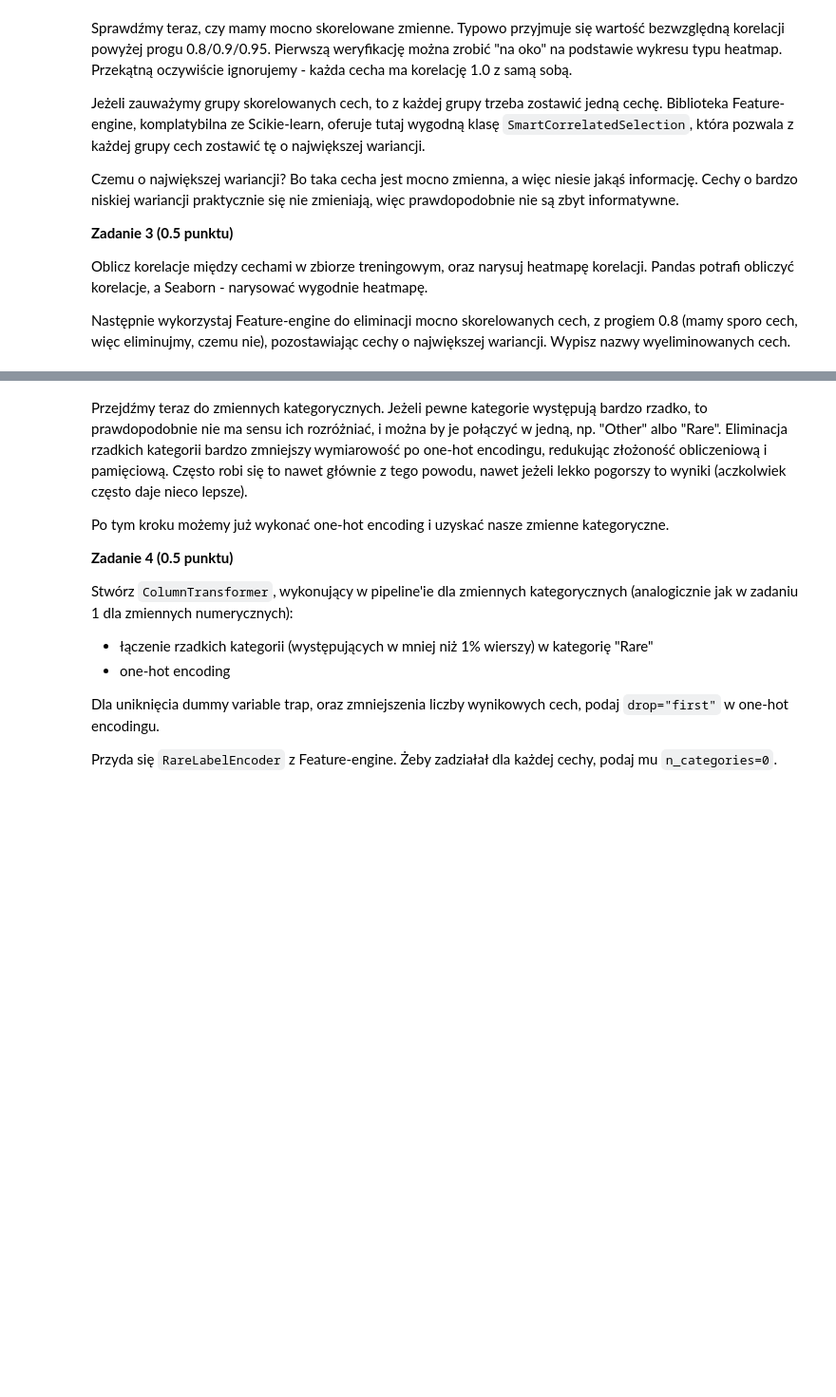
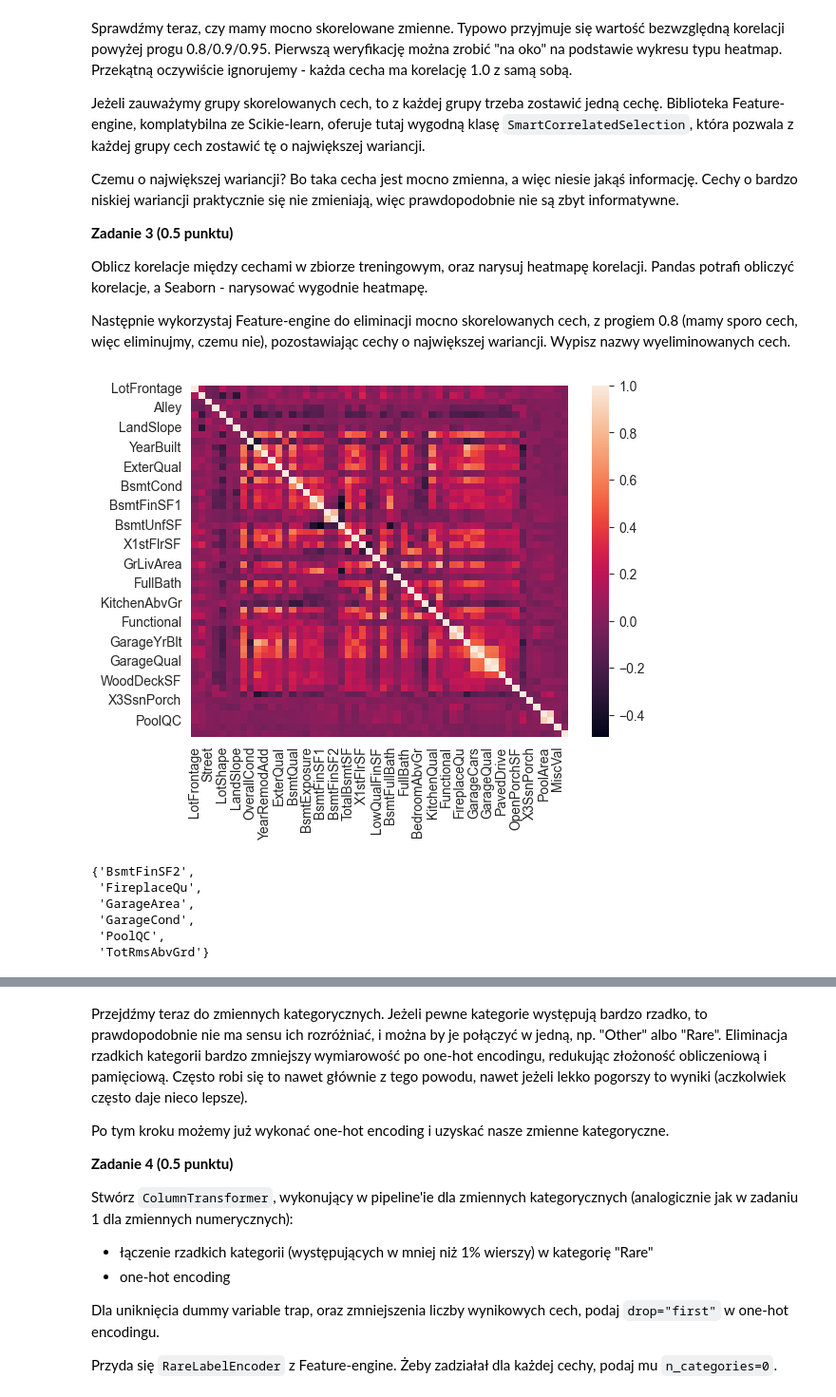
Before and after one commit to Spontaniczny/basics-of-machine-learning, a Jupyter notebook: lab1/notebook.ipynb, the cells around one changed output, grey strips where cells are left out. Shown at 95% size. Cells and saved outputs as stored; diff of their text form; code cells hidden in the pictures; blank space fills up the shorter version.

```diff
--- a/lab1/notebook.ipynb
+++ b/lab1/notebook.ipynb
@@ -359,3 +356,20 @@ X_test_raw_copy = X_test_raw.copy()
+# %%
+from sklearn.compose import ColumnTransformer
+from sklearn.impute import SimpleImputer
+from sklearn.pipeline import Pipeline
+from sklearn.preprocessing import MinMaxScaler
+
+median_imputer = SimpleImputer(strategy="median")
+min_max_scaler = MinMaxScaler()
+
+numerical_pipeline = Pipeline(steps=[("median", median_imputer), ("min_max", min_max_scaler)])
+
+column_transformer = ColumnTransformer(transformers=[
+    ("num", numerical_pipeline, numerical_features)
+], verbose_feature_names_out=False)
+
+X_train_num = column_transformer.fit_transform(X_train_raw, y_train)
+X_test_num = column_transformer.transform(X_test_raw)
 # %% [markdown]
 Sprawdźmy teraz, czy mamy mocno skorelowane zmienne. Typowo przyjmuje się wartość bezwzględną korelacji powyżej progu 0.8/0.9/0.95. Pierwszą weryfikację można zrobić "na oko" na podstawie wykresu typu heatmap. Przekątną oczywiście ignorujemy - każda cecha ma korelację 1.0 z samą sobą.
 
@@ -368,3 +382,8 @@ Czemu o największej wariancji? Bo taka cecha jest mocno zmienna, a więc niesie
 Oblicz korelacje między cechami w zbiorze treningowym, oraz narysuj heatmapę korelacji. Pandas potrafi obliczyć korelacje, a Seaborn - narysować wygodnie heatmapę.
 
 Następnie wykorzystaj Feature-engine do eliminacji mocno skorelowanych cech, z progiem 0.8 (mamy sporo cech, więc eliminujmy, czemu nie), pozostawiając cechy o największej wariancji. Wypisz nazwy wyeliminowanych cech.
+# %%
+dataplot = sns.heatmap(X_train_num.corr())
+plt.show()
+# %% [output]
+[figure, added]
@@ -370,0 +395,9 @@ Następnie wykorzystaj Feature-engine do eliminacji mocno skorelowanych cech, z
+# %%
+tr.features_to_drop_
+# %% [output]
+{'BsmtFinSF2',
+ 'FireplaceQu',
+ 'GarageArea',
+ 'GarageCond',
+ 'PoolQC',
+ 'TotRmsAbvGrd'}
```
Also changed, not shown: parts of 42 cells of this notebook.
